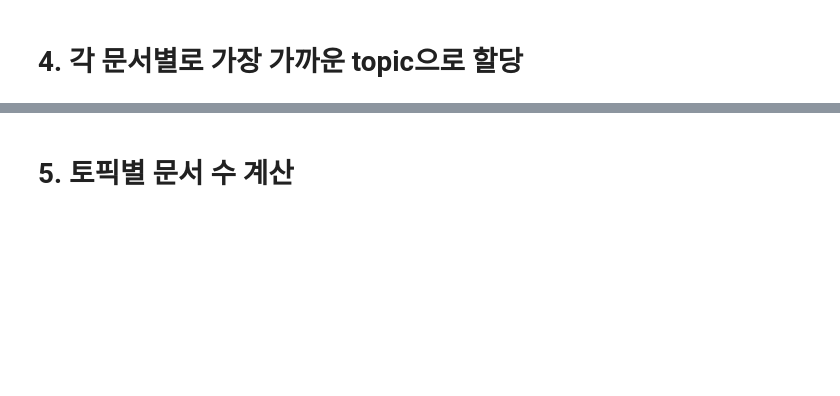
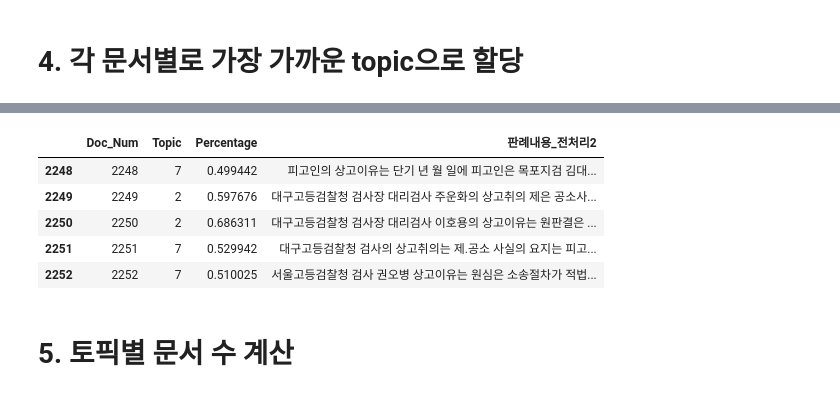
Before and after one commit to yeoniiii/NLP-CaseLaw, a Jupyter notebook: 4_TopicModeling/4.2_LDA.ipynb, the cells around one changed output, grey strips where cells are left out. Drawn from its saved outputs; the diff is of its cells as text; code cells hidden in the pictures; blank space fills up the shorter version.

```diff
--- a/4_TopicModeling/4.2_LDA.ipynb
+++ b/4_TopicModeling/4.2_LDA.ipynb
@@ -94,3 +106,14 @@ doc_topic_df.tail()
+# %%
+# 실제 데이터와 조인
+doc_topic_df = doc_topic_df.join(df['판례내용_전처리2'])
+doc_topic_df.tail()
+# %% [output]
+|  | Doc_Num | Topic | Percentage | 판례내용_전처리2 |
+| 2248 | 2248 | 7 | 0.499442 | 피고인의 상고이유는 단기 년 월 일에 피고인은 목포지검 김대... |
+| 2249 | 2249 | 2 | 0.597676 | 대구고등검찰청 검사장 대리검사 주운화의 상고취의 제은 공소사... |
+| 2250 | 2250 | 2 | 0.686311 | 대구고등검찰청 검사장 대리검사 이호용의 상고이유는 원판결은 ... |
+| 2251 | 2251 | 7 | 0.529942 | 대구고등검찰청 검사의 상고취의는 제.공소 사실의 요지는 피고... |
+| 2252 | 2252 | 7 | 0.510025 | 서울고등검찰청 검사 권오병 상고이유는 원심은 소송절차가 적법... |
 # %% [markdown]
 # 5. 토픽별 문서 수 계산
 # %%
```
Also changed, not shown: parts of 5 cells of this notebook, 1 other file.
